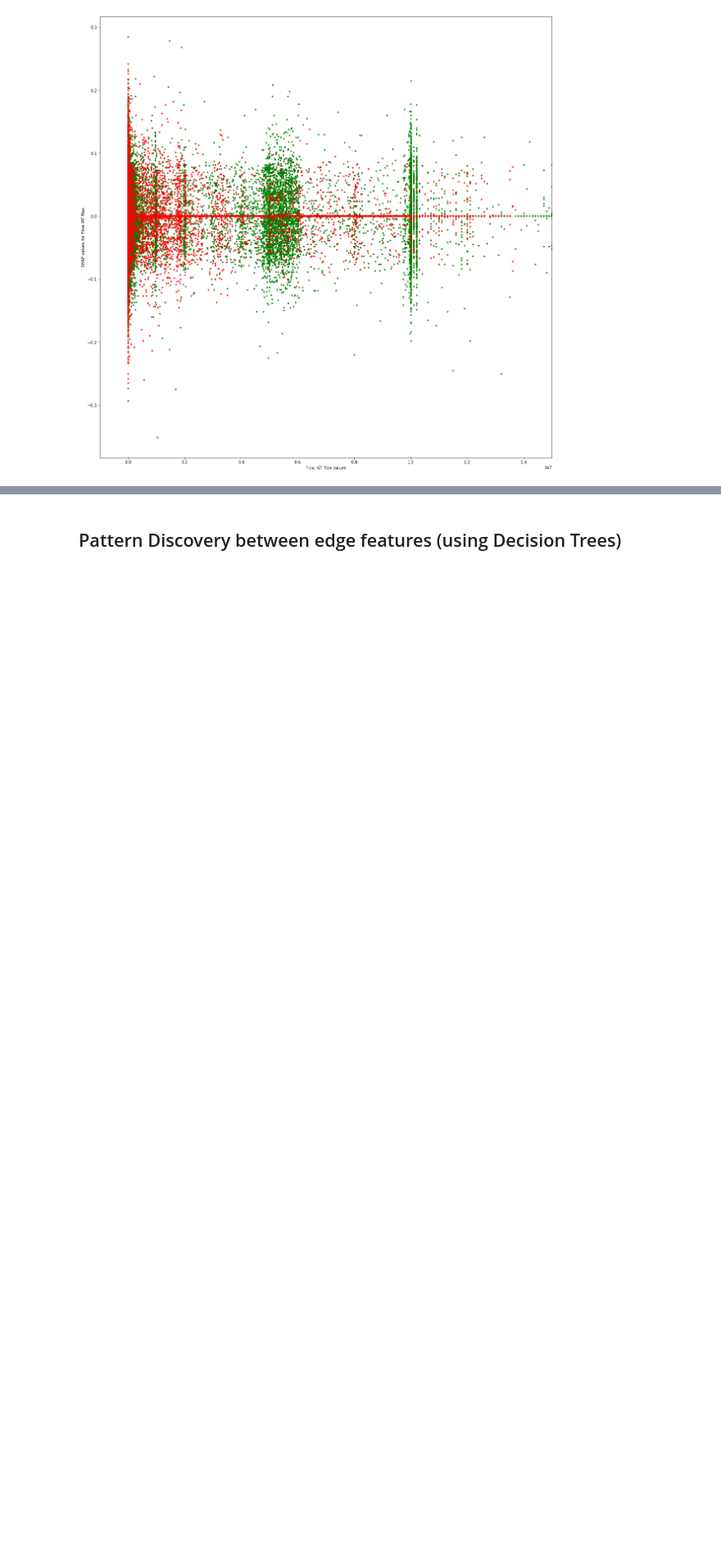
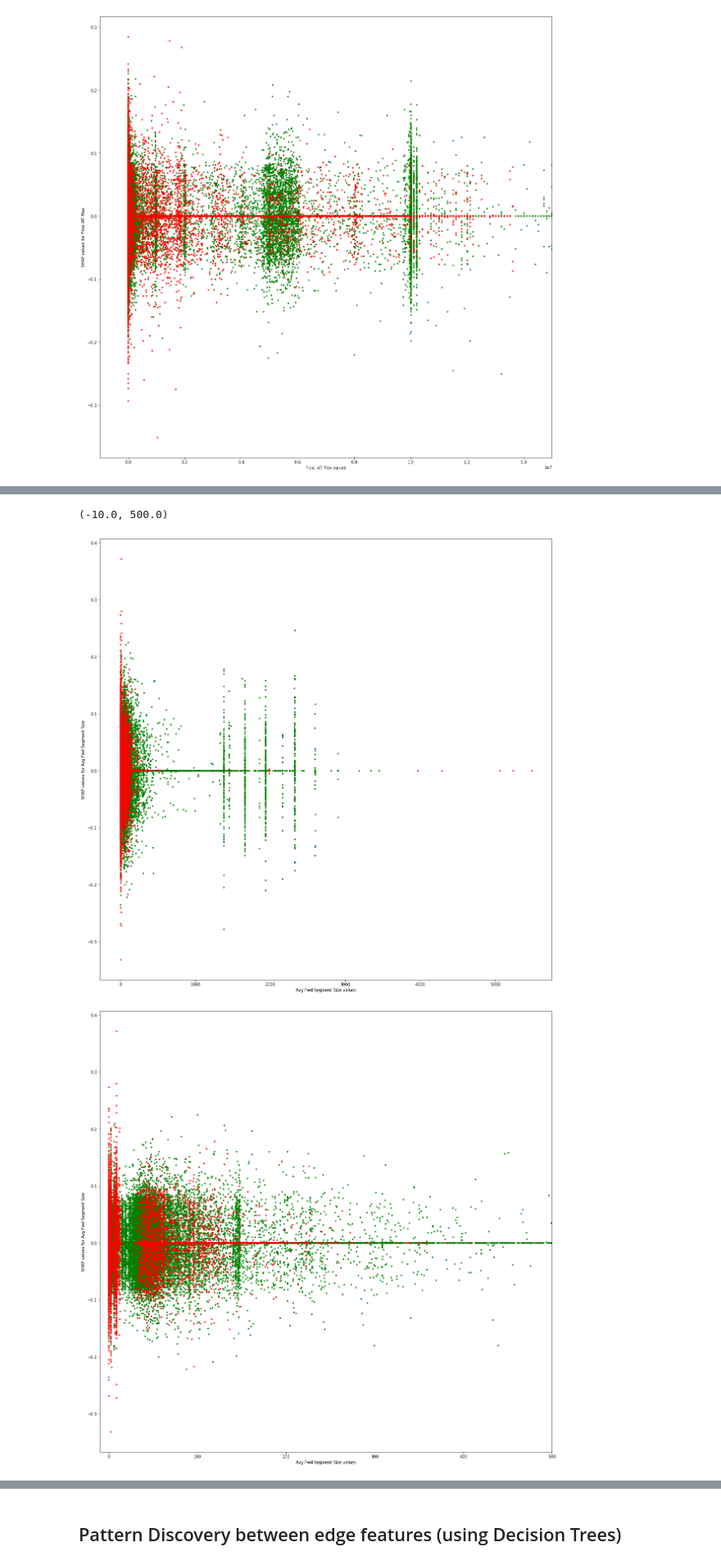
Before and after one commit to EagleEye1107/E-GNNExplainer, a Jupyter notebook: jupyter_notebooks/XAI/SHAP/shap_explanation.ipynb, the cells around one changed output, grey strips where cells are left out. Shown at 82% size. Drawn from its saved outputs; the diff is of its cells as text; code cells hidden in the pictures; blank space fills up the shorter version.

```diff
--- a/jupyter_notebooks/XAI/SHAP/shap_explanation.ipynb
+++ b/jupyter_notebooks/XAI/SHAP/shap_explanation.ipynb
@@ -148,0 +226,17 @@ ax.set_xlim([-1000000, 15000000])
+# %%
+fig, ax = plt.subplots(figsize=(20, 20))
+ax.scatter(load_shap_values[benign_indx," Avg Fwd Segment Size"].data, load_shap_values[benign_indx," Avg Fwd Segment Size"].values, color = "g", marker = "o", s = 8)
+ax.scatter(load_shap_values[attack_indx," Avg Fwd Segment Size"].data, load_shap_values[attack_indx," Avg Fwd Segment Size"].values, color = "r", marker = "o", s = 8)
+ax.set_xlabel("Avg Fwd Segment Size values")
+ax.set_ylabel("SHAP values for Avg Fwd Segment Size")
+
+fig, ax = plt.subplots(figsize=(20, 20))
+ax.scatter(load_shap_values[benign_indx," Avg Fwd Segment Size"].data, load_shap_values[benign_indx," Avg Fwd Segment Size"].values, color = "g", marker = "o", s = 8)
+ax.scatter(load_shap_values[attack_indx," Avg Fwd Segment Size"].data, load_shap_values[attack_indx," Avg Fwd Segment Size"].values, color = "r", marker = "o", s = 8)
+ax.set_xlabel("Avg Fwd Segment Size values")
+ax.set_ylabel("SHAP values for Avg Fwd Segment Size")
+ax.set_xlim([-10, 500])
+# %% [output]
+(-10.0, 500.0)
+[figure, added]
+[figure, added]
```
Also changed, not shown: parts of 15 cells of this notebook, 5 other files.
